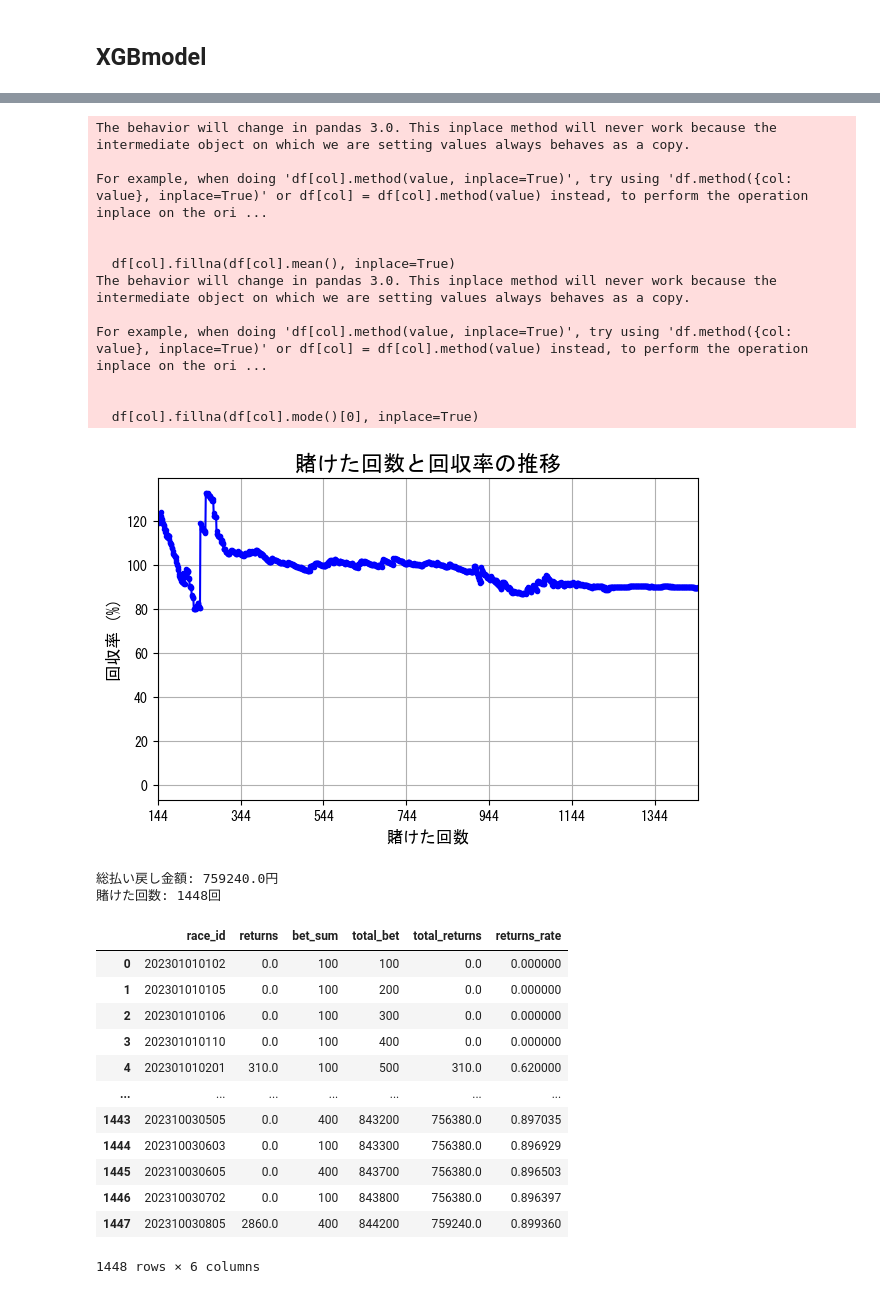
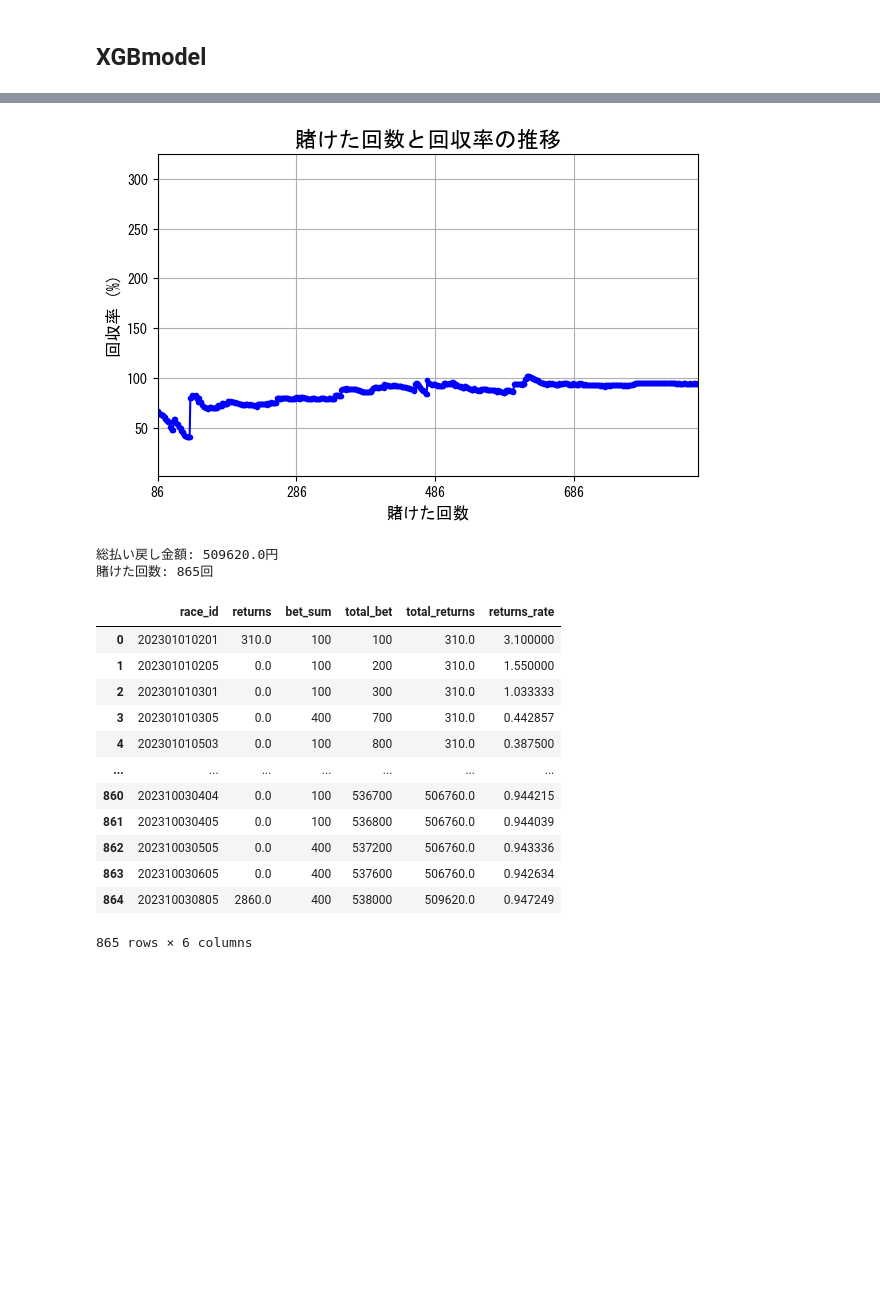
Before and after one commit to nanzeu/keiba, a Jupyter notebook: predict.ipynb, the cells around one changed output, grey strips where cells are left out. Cells and saved outputs as stored; diff of their text form; code cells hidden in the pictures; blank space fills up the shorter version.

```diff
--- a/predict.ipynb
+++ b/predict.ipynb
@@ -407,7 +247,7 @@ For example, when doing 'df[col].method(value, inplace=True)', try using 'df.met
 # %%
 %autoreload
 # %%
-xgb = predict.XGBModel(train_df=df, returns_df=returns, bet_type='sanrenpuku', threshold=None, stochastic_variation=False)
+xgb = predict.XGBModel(train_df=df, returns_df=returns, bet_type='sanrenpuku', threshold=0.55, stochastic_variation=False)
 pred_df = xgb.predict_target(df_23)
 print(pred_df['predicted_target'].value_counts())
 print(pred_df)
@@ -473,32 +272,19 @@ Name: count, dtype: int64
-# %%
-total_returns = xgb.calc_returns_rate(df_23)
-total_returns
-# %% [output]
-The behavior will change in pandas 3.0. This inplace method will never work because the intermediate object on which we are setting values always behaves as a copy.
-
-For example, when doing 'df[col].method(value, inplace=True)', try using 'df.method({col: value}, inplace=True)' or df[col] = df[col].method(value) instead, to perform the operation inplace on the ori ...
-
-
-  df[col].fillna(df[col].mean(), inplace=True)
-The behavior will change in pandas 3.0. This inplace method will never work because the intermediate object on which we are setting values always behaves as a copy.
-
-For example, when doing 'df[col].method(value, inplace=True)', try using 'df.method({col: value}, inplace=True)' or df[col] = df[col].method(value) instead, to perform the operation inplace on the ori ...
-
-
-  df[col].fillna(df[col].mode()[0], inplace=True)
-[figure, removed]
-総払い戻し金額: 759240.0円
-賭けた回数: 1448回
-|  | race_id | returns | bet_sum | total_bet | total_returns | returns_rate |
-| 0 | 202301010102 | 0.0 | 100 | 100 | 0.0 | 0.000000 |
-| 1 | 202301010105 | 0.0 | 100 | 200 | 0.0 | 0.000000 |
-| 2 | 202301010106 | 0.0 | 100 | 300 | 0.0 | 0.000000 |
-| 3 | 202301010110 | 0.0 | 100 | 400 | 0.0 | 0.000000 |
-| 4 | 202301010201 | 310.0 | 100 | 500 | 310.0 | 0.620000 |
-| ... | ... | ... | ... | ... | ... | ... |
-| 1443 | 202310030505 | 0.0 | 400 | 843200 | 756380.0 | 0.897035 |
-| 1444 | 202310030603 | 0.0 | 100 | 843300 | 756380.0 | 0.896929 |
-| 1445 | 202310030605 | 0.0 | 400 | 843700 | 756380.0 | 0.896503 |
-| 1446 | 202310030702 | 0.0 | 100 | 843800 | 756380.0 | 0.896397 |
-| 1447 | 202310030805 | 2860.0 | 400 | 844200 | 759240.0 | 0.899360 |
-1448 rows × 6 columns
+# %%
+xgb.plot_returns_rate(df_23)
+# %% [output]
+[figure, added]
+総払い戻し金額: 509620.0円
+賭けた回数: 865回
+|  | race_id | returns | bet_sum | total_bet | total_returns | returns_rate |
+| 0 | 202301010201 | 310.0 | 100 | 100 | 310.0 | 3.100000 |
+| 1 | 202301010205 | 0.0 | 100 | 200 | 310.0 | 1.550000 |
+| 2 | 202301010301 | 0.0 | 100 | 300 | 310.0 | 1.033333 |
+| 3 | 202301010305 | 0.0 | 400 | 700 | 310.0 | 0.442857 |
+| 4 | 202301010503 | 0.0 | 100 | 800 | 310.0 | 0.387500 |
+| ... | ... | ... | ... | ... | ... | ... |
+| 860 | 202310030404 | 0.0 | 100 | 536700 | 506760.0 | 0.944215 |
+| 861 | 202310030405 | 0.0 | 100 | 536800 | 506760.0 | 0.944039 |
+| 862 | 202310030505 | 0.0 | 400 | 537200 | 506760.0 | 0.943336 |
+| 863 | 202310030605 | 0.0 | 400 | 537600 | 506760.0 | 0.942634 |
+| 864 | 202310030805 | 2860.0 | 400 | 538000 | 509620.0 | 0.947249 |
+865 rows × 6 columns
```
Also changed, not shown: parts of 18 cells of this notebook, 3 other files.
